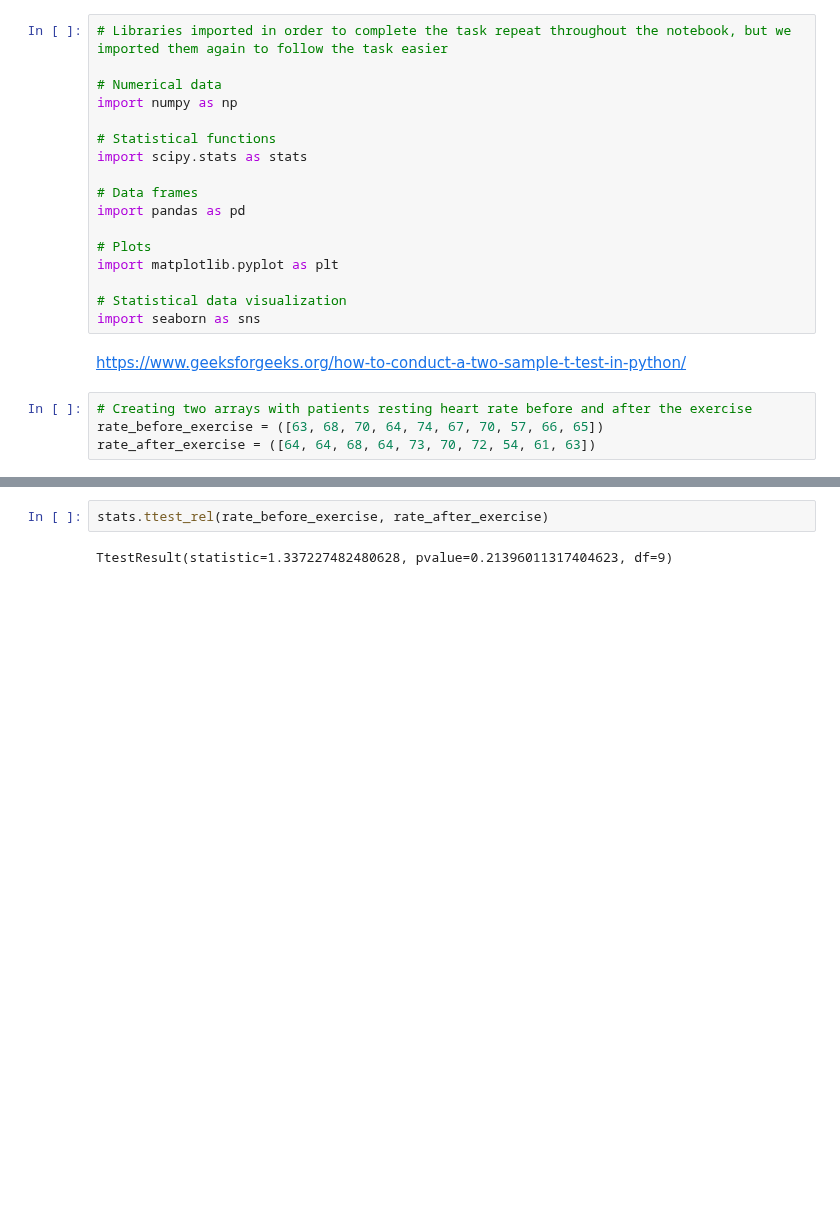
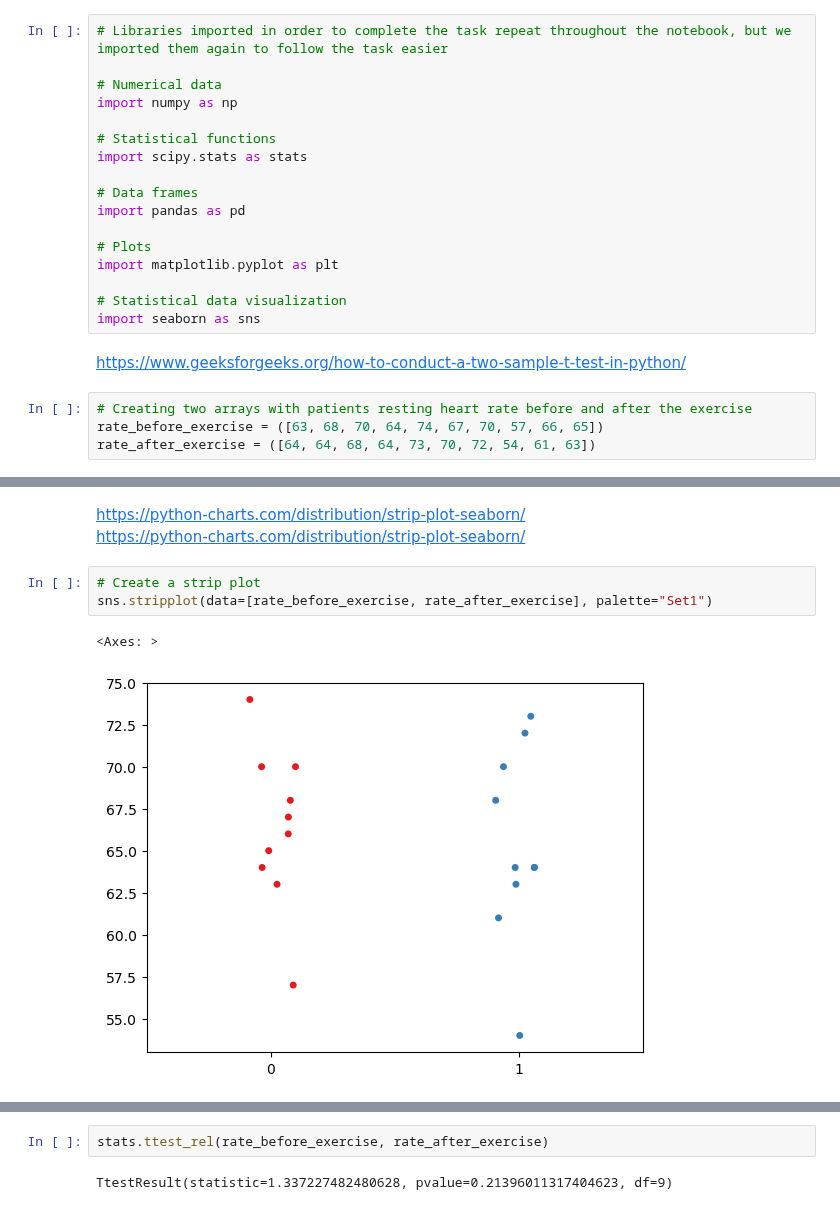
Before and after one commit to Tanja888/applied_statistics, a Jupyter notebook: tasks.ipynb, the cells around one changed output, grey strips where cells are left out. Drawn from its saved outputs; the diff is of its cells as text; blank space fills up the shorter version.

```diff
--- a/tasks.ipynb
+++ b/tasks.ipynb
@@ -339,0 +364,9 @@ rate_after_exercise = ([64, 64, 68, 64, 73, 70, 72, 54, 61, 63])
+# %% [markdown]
+https://python-charts.com/distribution/strip-plot-seaborn/
+https://python-charts.com/distribution/strip-plot-seaborn/
+# %%
+# Create a strip plot
+sns.stripplot(data=[rate_before_exercise, rate_after_exercise], palette="Set1")
+# %% [output]
+<Axes: >
+[figure, added]
```
Also changed, not shown: parts of 12 cells of this notebook.
